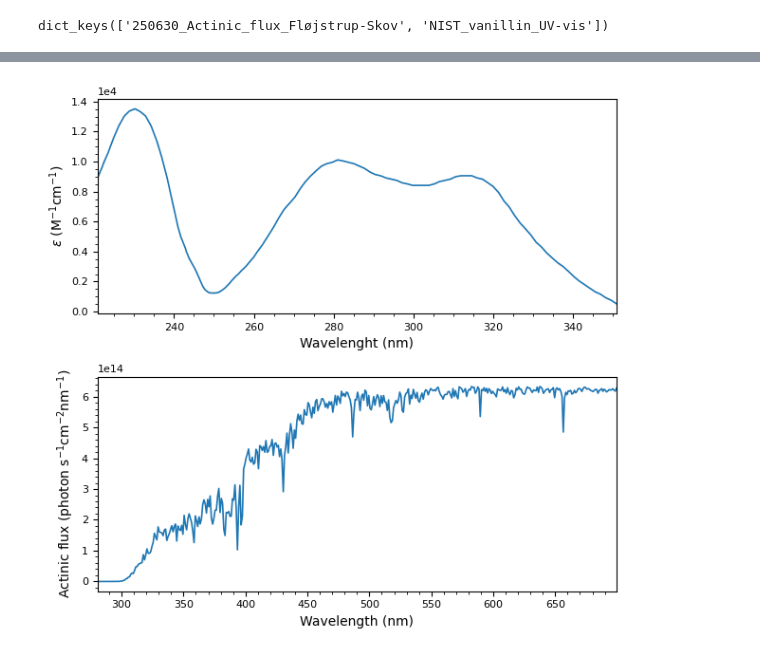
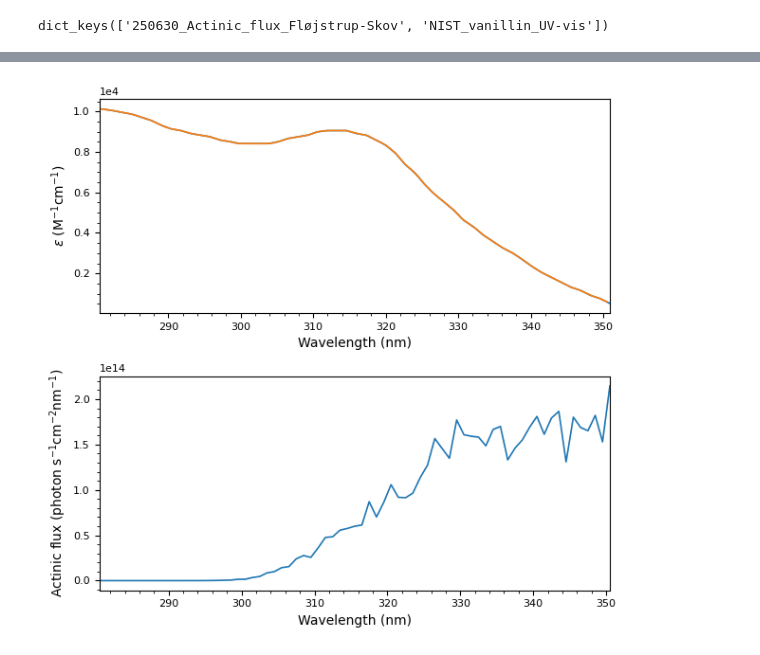
Before and after one commit to Normann25/DataTreatment_PhD, a Jupyter notebook: Vanillin/UV-Vis.ipynb, the cells around one changed output, grey strips where cells are left out. Saved outputs shown, nothing was run; the diff lists cells and outputs as text; code cells hidden in the pictures.

```diff
--- a/Vanillin/UV-Vis.ipynb
+++ b/Vanillin/UV-Vis.ipynb
@@ -16,8 +16,17 @@ print(data.keys())
 dict_keys(['250630_Actinic_flux_Fløjstrup-Skov', 'NIST_vanillin_UV-vis'])
 # %%
 data['NIST_vanillin_UV-vis']['Epsilon'] = 10**(data['NIST_vanillin_UV-vis']['Logarithm epsilon'])
-display(data['NIST_vanillin_UV-vis'])
+data['250630_Actinic_flux_Fløjstrup-Skov']['Wavelength'] = (data['250630_Actinic_flux_Fløjstrup-Skov']['LOWER WVL'] + data['250630_Actinic_flux_Fløjstrup-Skov']['UPPER WVL']) / 2
 
-data['250630_Actinic_flux_Fløjstrup-Skov']['Wavelength'] = (data['250630_Actinic_flux_Fløjstrup-Skov']['LOWER WVL'] + data['250630_Actinic_flux_Fløjstrup-Skov']['UPPER WVL']) / 2
-display(data['250630_Actinic_flux_Fløjstrup-Skov'])
+vanillin_mask = (data['NIST_vanillin_UV-vis']['Wavelength (nm)'] >= 280) & (data['NIST_vanillin_UV-vis']['Wavelength (nm)'] <= 351)
+flux_mask = (data['250630_Actinic_flux_Fløjstrup-Skov']['Wavelength'] >= 280) & (data['250630_Actinic_flux_Fløjstrup-Skov']['Wavelength'] <= 351)
+
+vanillin_spec = data['NIST_vanillin_UV-vis'][vanillin_mask]
+actinic_flux = data['250630_Actinic_flux_Fløjstrup-Skov'][flux_mask]
+
+vanillin_spec_spline = scipy.interpolate.PchipInterpolator(vanillin_spec['Wavelength (nm)'], vanillin_spec['Epsilon'])
+
+actinic_flux['Vanillin epsilon'] = vanillin_spec_spline(actinic_flux['Wavelength'])
+
+display(actinic_flux)
 # %% [output]
@@ -50,12 +46,13 @@ display(data['250630_Actinic_flux_Fløjstrup-Skov'])
 # %%
 fig, ax = plt.subplots(2, 1, figsize = (6.3, 6))
 
-ax[0].plot(data['NIST_vanillin_UV-vis']['Wavelength (nm)'], data['NIST_vanillin_UV-vis']['Epsilon'])
-ax[1].plot(data['250630_Actinic_flux_Fløjstrup-Skov']['Wavelength'], data['250630_Actinic_flux_Fløjstrup-Skov']['TOTAL'])
+ax[0].plot(vanillin_spec['Wavelength (nm)'], vanillin_spec['Epsilon'])
+ax[0].plot(actinic_flux['Wavelength'], actinic_flux['Vanillin epsilon'])
+ax[1].plot(actinic_flux['Wavelength'], actinic_flux['TOTAL'])
 
-ax[0].set(xlabel = 'Wavelenght (nm)', ylabel = '$\epsilon$ (M$^{-1}$cm$^{-1}$)')
+ax[0].set(xlabel = 'Wavelength (nm)', ylabel = '$\epsilon$ (M$^{-1}$cm$^{-1}$)')
 ax[1].set(xlabel = 'Wavelength (nm)', ylabel = 'Actinic flux (photon s$^{-1}$cm$^{-2}$nm$^{-1}$)')
 
 fig.tight_layout()
 # %% [output]
-[figure, old version]
+[figure, new version]
```
Also changed, not shown: parts of 3 cells of this notebook.
